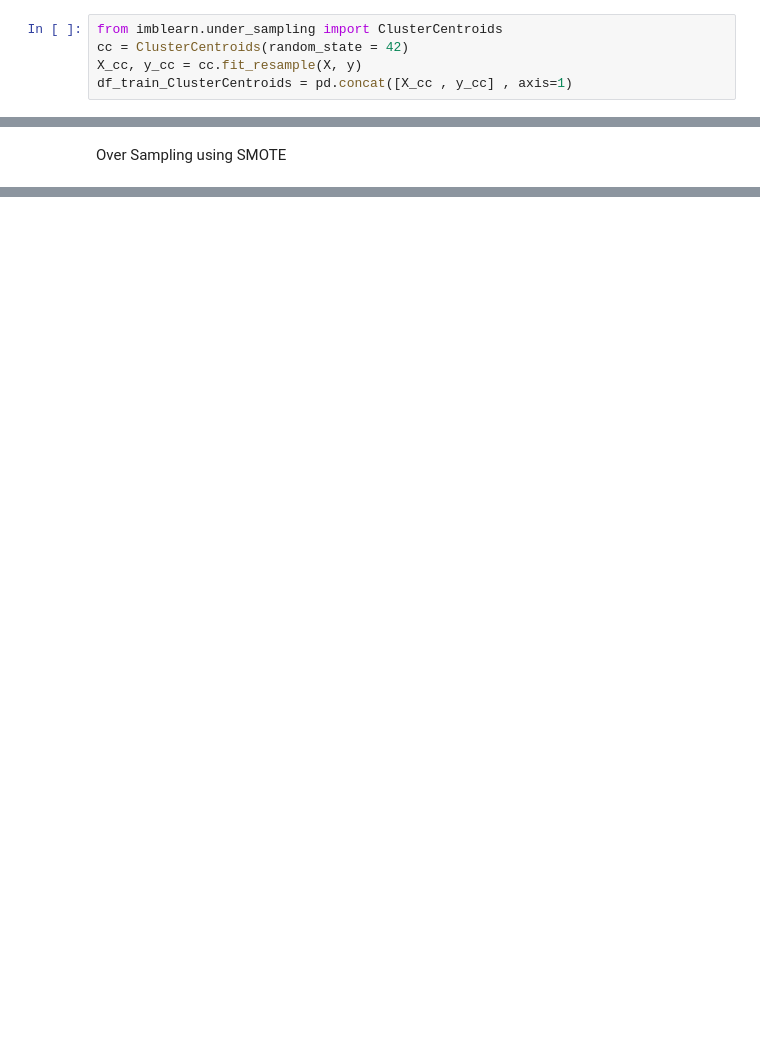
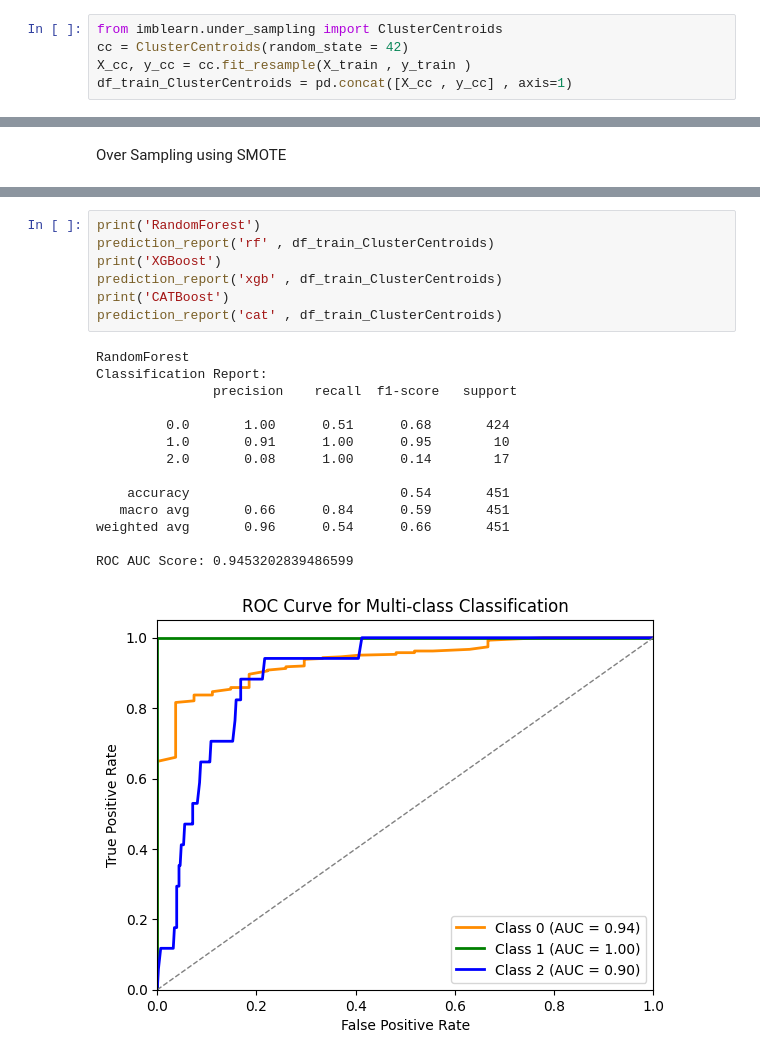
Before and after one commit to realBagher/gsmarena_analysis_anamoly, a Jupyter notebook: MachineLearning/Question2/datasets/make_datasets.ipynb, the cells around one changed output, grey strips where cells are left out. Drawn from its saved outputs; the diff is of its cells as text; blank space fills up the shorter version.

```diff
--- a/MachineLearning/Question2/datasets/make_datasets.ipynb
+++ b/MachineLearning/Question2/datasets/make_datasets.ipynb
@@ -148,7 +110,7 @@ Under Sampling using Cluster Centroids
 # %%
 from imblearn.under_sampling import ClusterCentroids
 cc = ClusterCentroids(random_state = 42)
-X_cc, y_cc = cc.fit_resample(X, y)
+X_cc, y_cc = cc.fit_resample(X_train , y_train )
 df_train_ClusterCentroids = pd.concat([X_cc , y_cc] , axis=1)
 # %%
 df_train_ClusterCentroids['OS'].value_counts()
@@ -175,0 +325,22 @@ Name: count, dtype: int64
+# %%
+print('RandomForest')
+prediction_report('rf' , df_train_ClusterCentroids)
+print('XGBoost')
+prediction_report('xgb' , df_train_ClusterCentroids)
+print('CATBoost')
+prediction_report('cat' , df_train_ClusterCentroids)
+# %% [output]
+RandomForest
+Classification Report:
+               precision    recall  f1-score   support
+
+         0.0       1.00      0.51      0.68       424
+         1.0       0.91      1.00      0.95        10
+         2.0       0.08      1.00      0.14        17
+
+    accuracy                           0.54       451
+   macro avg       0.66      0.84      0.59       451
+weighted avg       0.96      0.54      0.66       451
+
+ROC AUC Score: 0.9453202839486599
+[figure, added]
```
Also changed, not shown: parts of 47 cells of this notebook, 16 other files.
